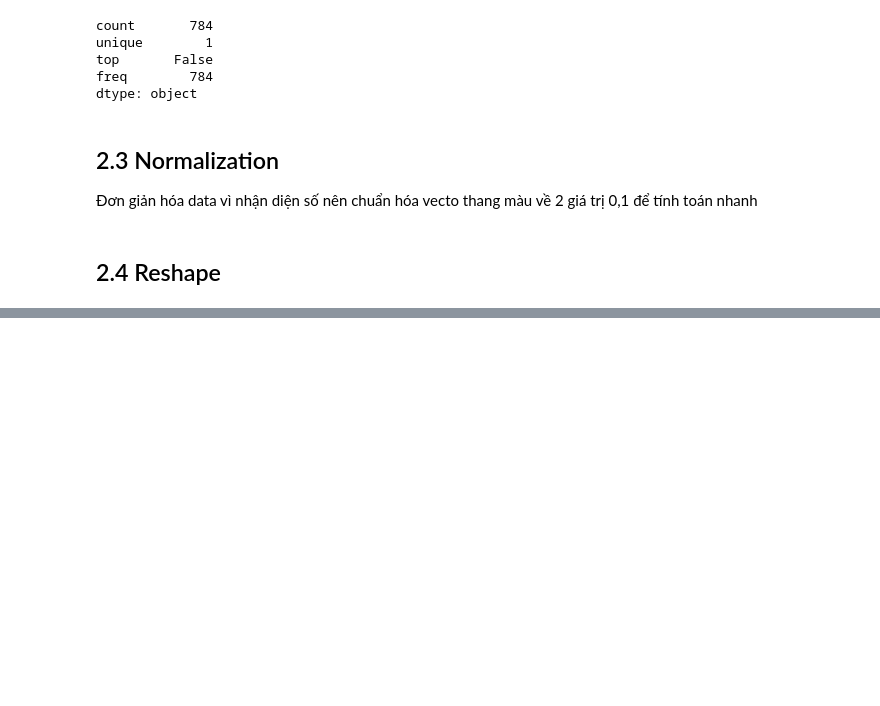
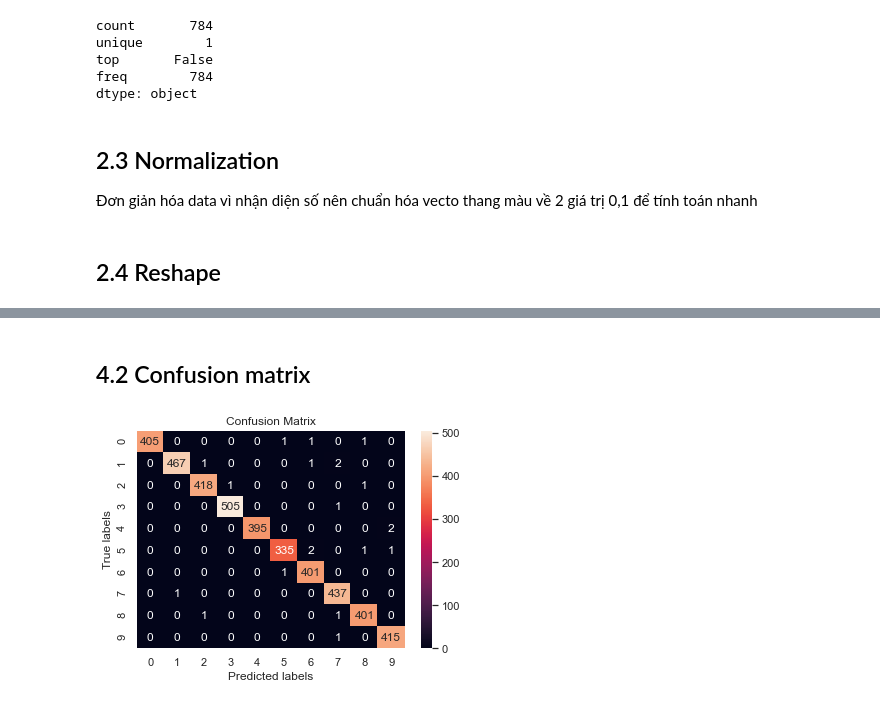
Before and after one commit to congnd2810/DegitRecognizer, a Jupyter notebook: DigitReconizer.ipynb, the cells around one changed output, grey strips where cells are left out. Saved outputs shown, nothing was run; the diff lists cells and outputs as text; code cells hidden in the pictures; blank space fills up the shorter version.

```diff
--- a/DigitReconizer.ipynb
+++ b/DigitReconizer.ipynb
@@ -88,0 +135,3 @@ a+b
+# %%
+#compile mô hình
+model.compile(optimizer = optimizer , loss = "categorical_crossentropy", metrics=["accuracy"])
@@ -88,0 +207,20 @@ a+b
+# %% [markdown]
+## 4.2 Confusion matrix
+# %%
+# dự đoán giá trị từ tập validate
+Y_pred = model.predict(X_val)
+# chuyển các class dự đoán được thành one hot vectors
+Y_pred_classes = np.argmax(Y_pred,axis = 1)
+Y_true = np.argmax(Y_val,axis = 1)
+# tính confusion matrix
+confusion_mtx = confusion_matrix(Y_true, Y_pred_classes)
+# plot the confusion matrix
+ax= plt.subplot()
+sns.heatmap(confusion_mtx, annot=True, fmt='d')
+
+# labels, title và ticks
+ax.set_xlabel('Predicted labels')
+ax.set_ylabel('True labels')
+ax.set_title('Confusion Matrix');
+# %% [output]
+[figure, added]
```
Also changed, not shown: parts of 25 cells of this notebook.
